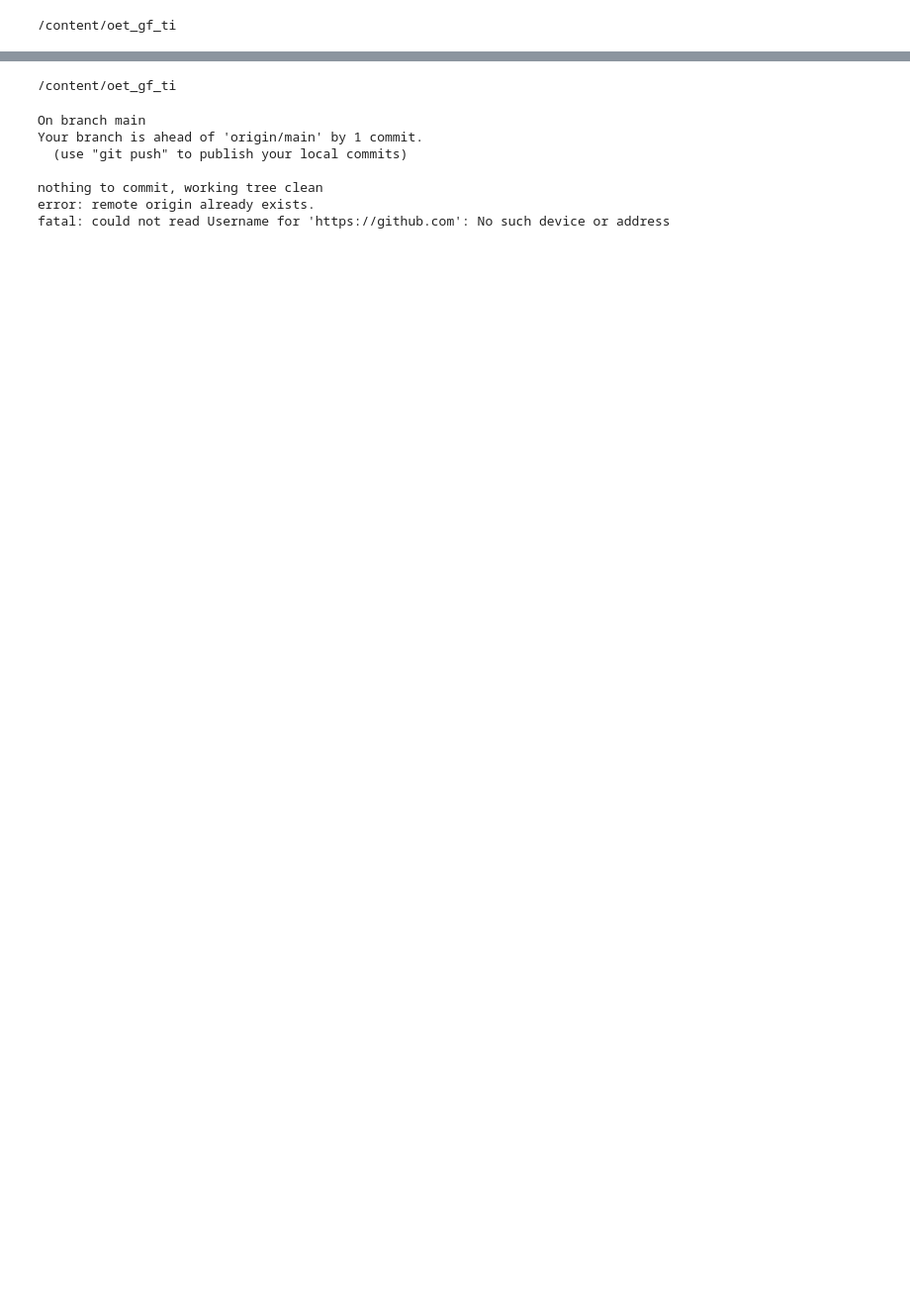
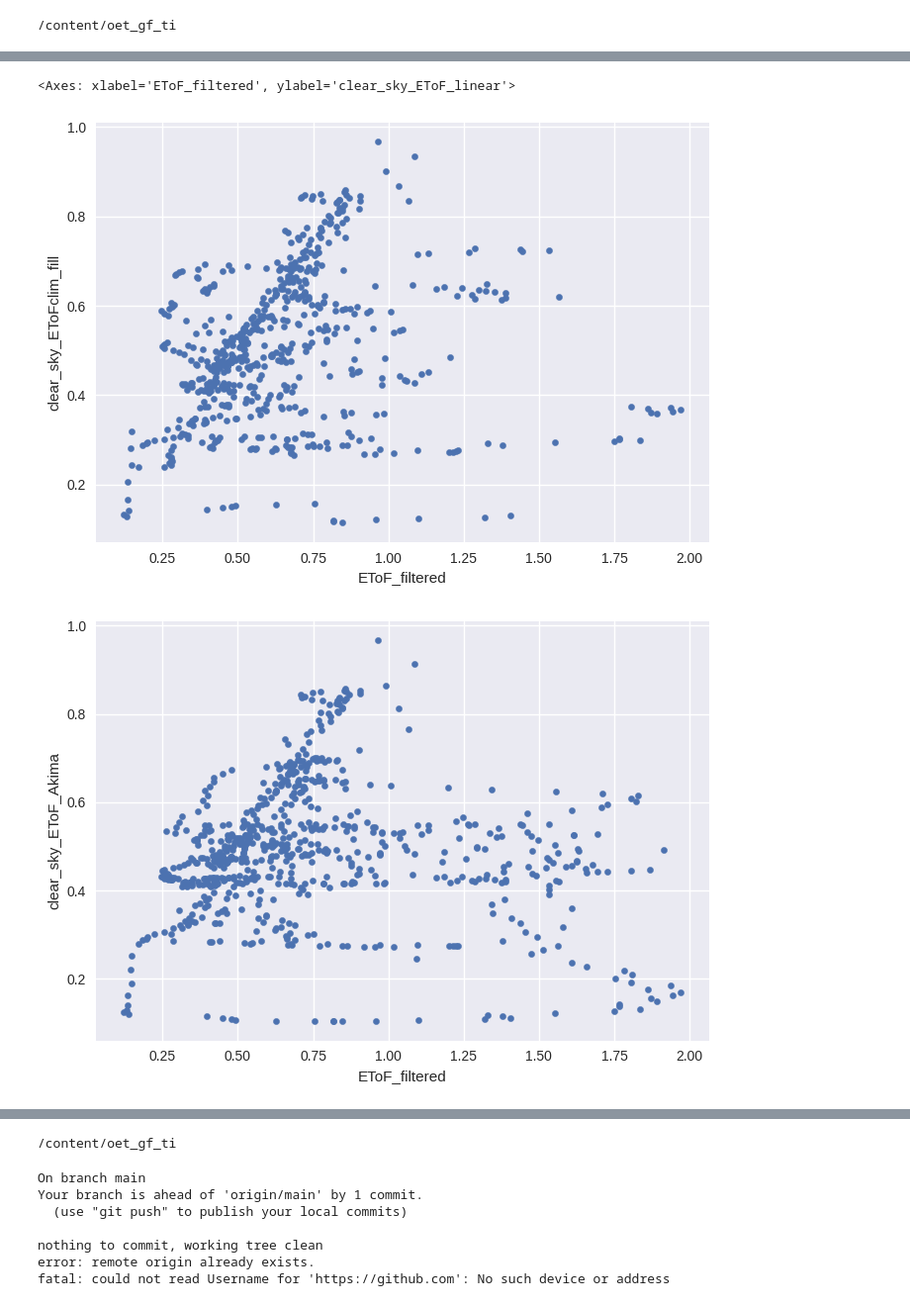
Before and after one commit to sciencebyAJ/oet_gf_ti, a Jupyter notebook: time_integration_gap_filling.ipynb, the cells around one changed output, grey strips where cells are left out. Shown at 99% size. Saved outputs shown, nothing was run; the diff lists cells and outputs as text; code cells hidden in the pictures; blank space fills up the shorter version.

```diff
--- a/time_integration_gap_filling.ipynb
+++ b/time_integration_gap_filling.ipynb
@@ -67,0 +66,38 @@ OUT_PATH+'figures/'+tower_i.site_id+'_ET_clear_sky.png'
+# %%
+def interp_var(in_df,varname = 'clear_sky_EToF'):
+    all_df = in_df.copy()
+    all_df['xs']=np.arange(0,all_df.shape[0])+1
+    all_df['x'] = all_df['xs'].mask(np.isnan(all_df[varname]), np.nan)
+    all_df['week']=all_df.index.isocalendar().week
+    # linear interpolation
+    all_df[varname+'_linear']=all_df[varname].interpolate('linear',limit=32,limit_area='inside', limit_direction='both')
+    # akima interpolation (e.g. rolling spline)
+    x = np.array(all_df['x'])[~np.isnan(all_df['x'])]
+    y = np.array(all_df[varname])[~np.isnan(all_df[varname])]
+    xs = np.array(all_df['xs'])
+    y_akima = Akima1DInterpolator(x, y, method="akima")(xs)
+    all_df[varname+'_Akima']=y_akima
+    # climatology interpolation
+    # <- need to remove IAV prior to climatoloty + add this back in
+    # df_clim = all_df[[varname,'x']]
+    # df_clim[varname+'rm']=df_clim[varname].rolling(32,1,center=True).mean()
+    # df_nonans = df_clim[[varname+'rm','x']].dropna()
+    # X = np.array(df_nonans.x)
+    # fit = np.polyfit(X, df_nonans[varname+'rm'], 1)
+    # fit_fn = np.poly1d(fit)
+    # all_df[varname+'linear_trend']= fit_fn(x)
+    # all_df[varname+'iav']=all_df[varname+'rm']-all_df[varname+'linear_trend']
+    serClimModel = all_df[varname].rolling(32,1,center=True).mean().groupby([all_df.index.isocalendar().week]).mean()
+    var_clim_dict = serClimModel.to_dict()
+    all_df[varname+'_clim']=all_df['week'].map(var_clim_dict)
+    all_df[varname+'_noclim']=all_df[varname]-all_df[varname+'_clim']
+    all_df[varname+'noclim_fill'] = all_df[varname+'_noclim'].interpolate(method='linear', limit=32,limit_area='inside', limit_direction='both')
+    all_df[varname+'clim_fill'] =all_df[varname+'noclim_fill']+all_df[varname+'_clim']
+
+    out_df = all_df.copy()
+    # out_var_list=['_clim_fill','_Akima','_linear']
+    return all_df#[out_var_list]
+
+
+
+all_df = interp_var(all_df,varname = 'clear_sky_EToF')
@@ -67,0 +113,9 @@ OUT_PATH+'figures/'+tower_i.site_id+'_ET_clear_sky.png'
+# %%
+varname = 'clear_sky_EToF'
+all_df.plot.scatter(x='EToF_filtered',y=varname+'clim_fill')
+all_df.plot.scatter(x='EToF_filtered',y=varname+'_Akima')
+all_df.plot.scatter(x='EToF_filtered',y=varname+'_linear')
+# %% [output]
+<Axes: xlabel='EToF_filtered', ylabel='clear_sky_EToF_linear'>
+[figure, added]
+[figure, added]
```
Also changed, not shown: parts of 13 cells of this notebook.
